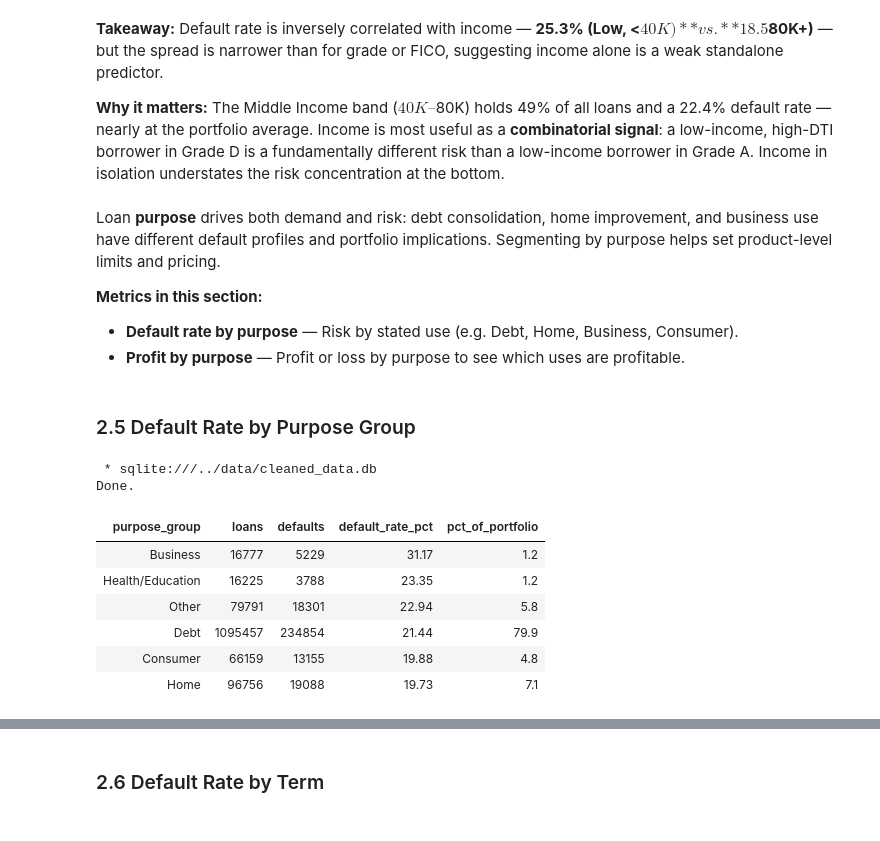
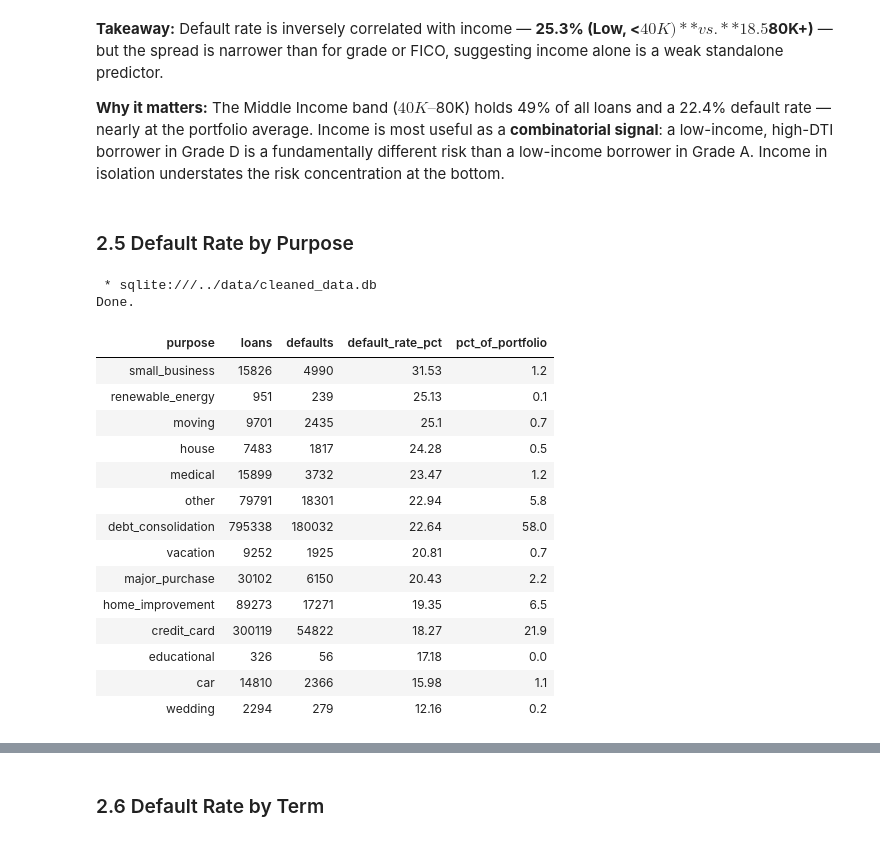
Before and after one commit to diegogomez040/Financial-risk-club-lending, a Jupyter notebook: 01 Analysis/02_sql_analysis.ipynb, the cells around one changed output, grey strips where cells are left out. Cells and saved outputs as stored; diff of their text form; code cells hidden in the pictures.

```diff
--- a/notebooks/02_sql_analysis.ipynb
+++ b/01 Analysis/02_sql_analysis.ipynb
@@ -209,34 +205,35 @@ Done.
 **Takeaway:** Default rate is inversely correlated with income — **25.3% (Low, <$40K)** vs. **18.5% (High, $80K+)** — but the spread is narrower than for grade or FICO, suggesting income alone is a weak standalone predictor.
 
 **Why it matters:** The Middle Income band ($40K–$80K) holds 49% of all loans and a 22.4% default rate — nearly at the portfolio average. Income is most useful as a **combinatorial signal**: a low-income, high-DTI borrower in Grade D is a fundamentally different risk than a low-income borrower in Grade A. Income in isolation understates the risk concentration at the bottom.
-# %% [markdown]
-Loan **purpose** drives both demand and risk: debt consolidation, home improvement, and business use have different default profiles and portfolio implications. Segmenting by purpose helps set product-level limits and pricing.
-
-**Metrics in this section:**
-
-- **Default rate by purpose** — Risk by stated use (e.g. Debt, Home, Business, Consumer).
-- **Profit by purpose** — Profit or loss by purpose to see which uses are profitable.
 # %% [markdown]
-### 2.5 Default Rate by Purpose Group
+### 2.5 Default Rate by Purpose
 # %%
 %%sql
 SELECT
-    purpose_group,
+    purpose,
     COUNT(*) AS loans,
     SUM("default") AS defaults,
     ROUND(100.0 * SUM("default") / COUNT(*), 2) AS default_rate_pct,
     ROUND(100.0 * COUNT(*) / SUM(COUNT(*)) OVER (), 1) AS pct_of_portfolio
 FROM loans
-GROUP BY purpose_group
+GROUP BY purpose
 ORDER BY default_rate_pct DESC;
 # %% [output]
  * sqlite:///../data/cleaned_data.db
 Done.
-| purpose_group | loans | defaults | default_rate_pct | pct_of_portfolio |
-| Business | 16777 | 5229 | 31.17 | 1.2 |
-| Health/Education | 16225 | 3788 | 23.35 | 1.2 |
-| Other | 79791 | 18301 | 22.94 | 5.8 |
-| Debt | 1095457 | 234854 | 21.44 | 79.9 |
-| Consumer | 66159 | 13155 | 19.88 | 4.8 |
-| Home | 96756 | 19088 | 19.73 | 7.1 |
+| purpose | loans | defaults | default_rate_pct | pct_of_portfolio |
+| small_business | 15826 | 4990 | 31.53 | 1.2 |
+| renewable_energy | 951 | 239 | 25.13 | 0.1 |
+| moving | 9701 | 2435 | 25.1 | 0.7 |
+| house | 7483 | 1817 | 24.28 | 0.5 |
+| medical | 15899 | 3732 | 23.47 | 1.2 |
+| other | 79791 | 18301 | 22.94 | 5.8 |
+| debt_consolidation | 795338 | 180032 | 22.64 | 58.0 |
+| vacation | 9252 | 1925 | 20.81 | 0.7 |
+| major_purchase | 30102 | 6150 | 20.43 | 2.2 |
+| home_improvement | 89273 | 17271 | 19.35 | 6.5 |
+| credit_card | 300119 | 54822 | 18.27 | 21.9 |
+| educational | 326 | 56 | 17.18 | 0.0 |
+| car | 14810 | 2366 | 15.98 | 1.1 |
+| wedding | 2294 | 279 | 12.16 | 0.2 |
 # %% [markdown]
```
Also changed, not shown: parts of 23 cells of this notebook, 18 other files.
